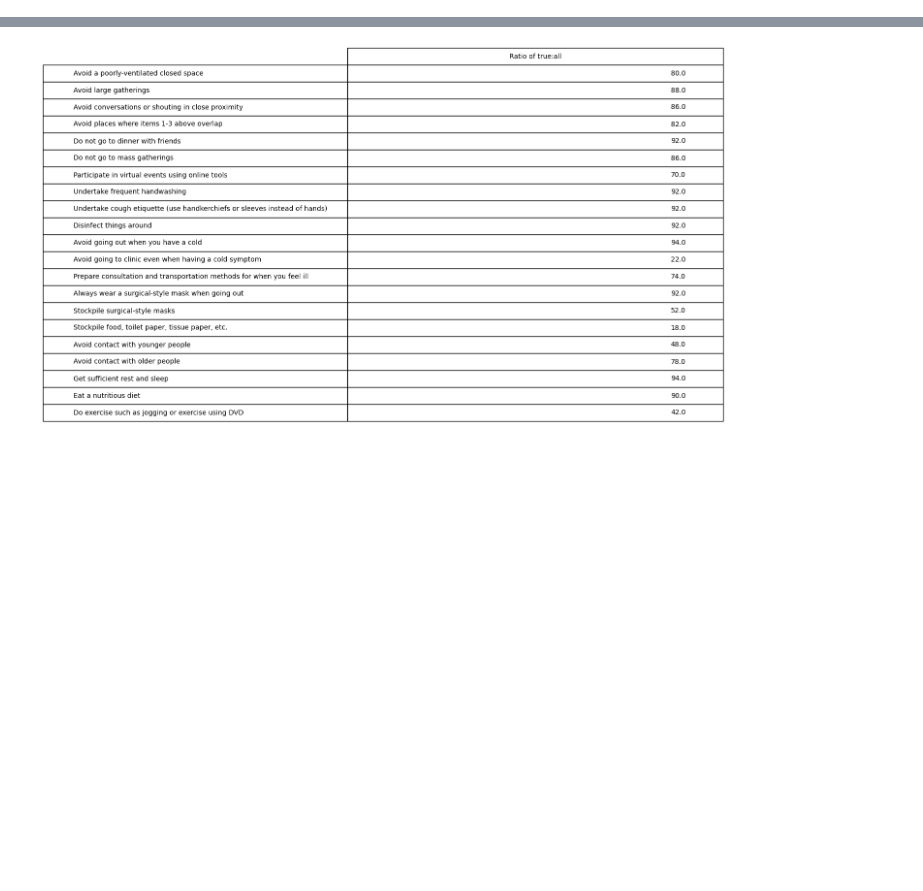
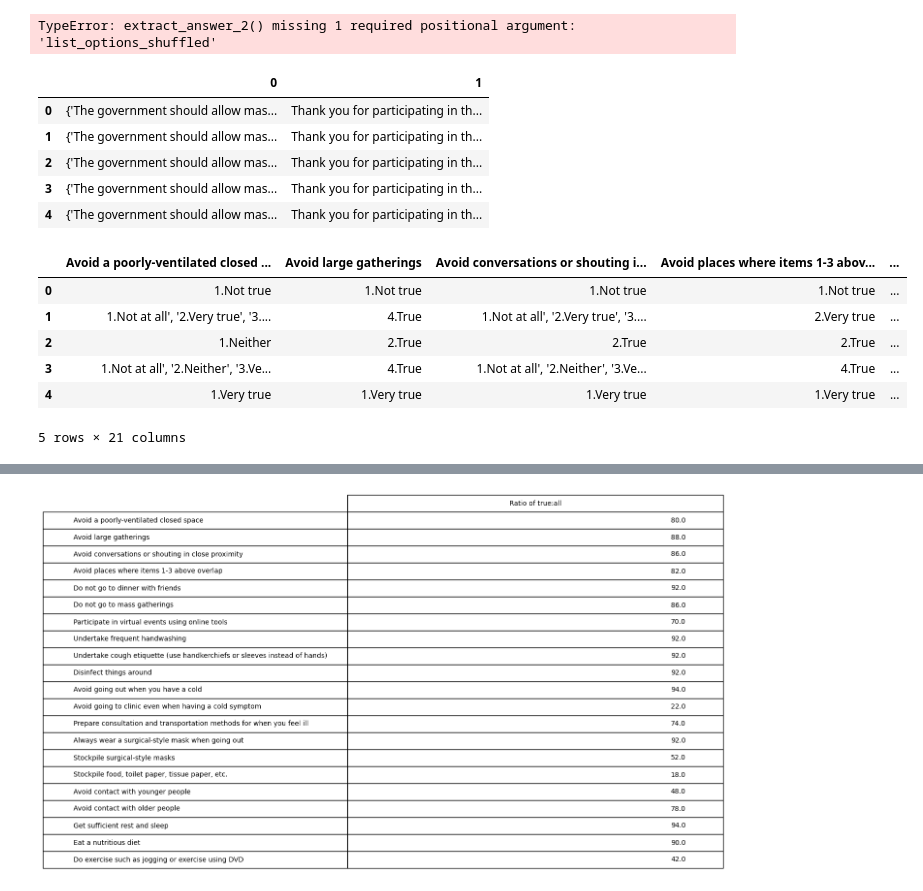
Before and after one commit to BumbuShoji/grad, a Jupyter notebook: 0716_01.ipynb, the cells around one changed output, grey strips where cells are left out. Cells and saved outputs as stored; diff of their text form; code cells hidden in the pictures; blank space fills up the shorter version.

```diff
--- a/0716_01.ipynb
+++ b/0716_01.ipynb
@@ -51,7 +51,8 @@ Go shopping everyday\n\
 Thank you for your participation."
 
 #make options
-list_options=["1.Very true","2.True","3.Neither","4.Not true","5.Not at all"]
+list_options_w_index=["1.Very true","2.True","3.Neither","4.Not true","5.Not at all"]
+list_options=["Very true","True","Neither","Not true","Not at all"]
 
 list_questions=["Avoid a poorly-ventilated closed space",
 "Avoid large gatherings",
@@ -76,7 +77,7 @@ list_questions=["Avoid a poorly-ventilated closed space",
 "Do exercise such as jogging or exercise using DVD"]
 
 #make questionaire
-questionaire="Have you ever conducted anything to prevent novel coronavirus infections or outbreaks?\n\n" + "\n\n".join([f"{question}\n{list_options}" for question in list_questions])
+#questionaire="Have you ever conducted anything to prevent novel coronavirus infections or outbreaks?\n\n" + "\n\n".join([f"{question}\n{list_options}" for question in list_questions])
 # %%
 
 
@@ -87,18 +88,26 @@ def extract_answer(content) -> dict[str:str]:
     return dict_answers
 
 
-def get_response_df(answer_df) -> dict[str:str]:
+def get_response_df(answer_dict) -> dict[str:str]:
+    global list_questions, list_options
     dict_response = {}
     dict_response_extract = {}
-    for i in range(len(answer_df.columns)):
-        answer=answer_df[i+1]
+
+    for i,(key, answer) in enumerate(answer_dict.items()):
+        random.shuffle(list_options)
+        list_options_shuffled = [f"{i+1}.{list_options[i]}" for i in range(5)]
+
         role = "You are the person with the following attributes."+str(answer)
+        questionaire="Have you ever conducted anything to prevent novel coronavirus infections or outbreaks?\n\n" + "\n\n".join([f"{question}\n{list_options_shuffled}" for question in list_questions])
+
         response = generate_completion(role,prompt,questionaire)
         content = response.choices[0].message.content
         answers = extract_answer(content)
-        dict_response[answer] = content
-        dict_response_extract[i+1] = answers
-    df_response = pd.DataFrame(dict_response)
+
+        dict_response[i] = [answer,content]
+        dict_response_extract[i] = answers
+
+    df_response = pd.DataFrame(dict_response).T
     df_response_extract = pd.DataFrame(dict_response_extract).T
     return df_response,df_response_extract
 
@@ -124,7 +133,7 @@ def get_choice_and_question_text(df_raw_data, dict_subquestion, dict_choice):
             question_id, question_text = dict_subquestion[sub_question_id]
             choice_text = choice_id if question_id == "AGE" else dict_choice[question_id][choice_id]
             dict_question_answer[question_text] = choice_text
-        dict_answer[j + 1] = dict_question_answer
+        dict_answer[j] = dict_question_answer
     return dict_answer
 
 # Data aggregation and analysis functions
@@ -207,6 +216,7 @@ def calculate_column_odds_ratio(df):
         TN = np.sum((series_base_column == 0) & (series_column == 0))
         FP = np.sum((series_base_column == 0) & (series_column == 1))
         FN = np.sum((series_base_column == 1) & (series_column == 0))
+        print(TP,TN,FP,FN)
         if FP * FN == 0:
             odds_ratio = 0
         else:
@@ -216,10 +237,50 @@ def calculate_column_odds_ratio(df):
+# %%
+def extract_answer_2(content,list_options_shuffled) -> dict[str:str]:
+    answers = []
+    temp = ""
+    recording = False
+    for char in content:
+        if char == "[":
+            recording = True
+            temp = ""
+        elif char == "]":
+            recording = False
+            temp = temp.strip().replace("'","")
+            if temp in list_options_shuffled:
+                answers.append(temp)
+        elif recording:
+            temp += char
+    dict_answers = dict(zip(list_questions, answers))
+    return dict_answers
+
+
+print(extract_answer_2(df_sampled_responses.iloc[1,1]))
+# %% [output]
+TypeError: extract_answer_2() missing 1 required positional argument: 'list_options_shuffled'
 # %%
 # Data loading and preprocessing
 df_raw_data, dict_subquestion, dict_choice = load_data()
-df_sampled_data = df_raw_data.sample(50, random_state=42)
+df_sampled_data = df_raw_data.sample(5, random_state=42)
 dict_answer = get_choice_and_question_text(df_sampled_data, dict_subquestion, dict_choice)
 # OpenAI-based response generation
-#df_sampled_responses, dict_sampled_responses = get_response_dict(dict_answer)
+df_sampled_responses, df_sampled_responses_extract = get_response_df(dict_answer)
+
+display(df_sampled_responses.head(10))
+display(df_sampled_responses_extract.head(10))
+# %% [output]
+|  | 0 | 1 |
+| 0 | {'The government should allow mas... | Thank you for participating in th... |
+| 1 | {'The government should allow mas... | Thank you for participating in th... |
+| 2 | {'The government should allow mas... | Thank you for participating in th... |
+| 3 | {'The government should allow mas... | Thank you for participating in th... |
+| 4 | {'The government should allow mas... | Thank you for participating in th... |
+|  | Avoid a poorly-ventilated closed ... | Avoid large gatherings | Avoid conversations or shouting i... | Avoid places where items 1-3 abov... | ... |
+| 0 | 1.Not true | 1.Not true | 1.Not true | 1.Not true | ... |
+| 1 | 1.Not at all', '2.Very true', '3.... | 4.True | 1.Not at all', '2.Very true', '3.... | 2.Very true | ... |
+| 2 | 1.Neither | 2.True | 2.True | 2.True | ... |
+| 3 | 1.Not at all', '2.Neither', '3.Ve... | 4.True | 1.Not at all', '2.Neither', '3.Ve... | 4.True | ... |
+| 4 | 1.Very true | 1.Very true | 1.Very true | 1.Very true | ... |
+5 rows × 21 columns
 # %%
 
 
```
Also changed, not shown: parts of 8 cells of this notebook.
